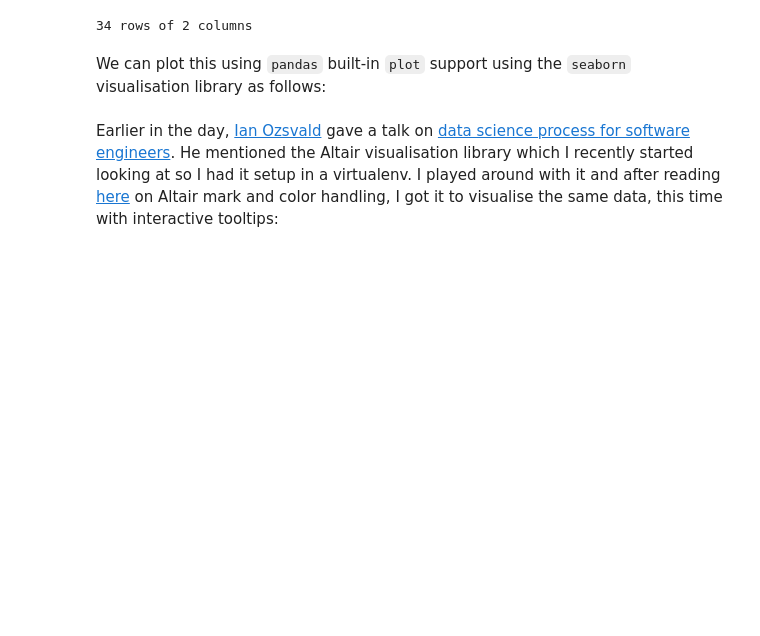
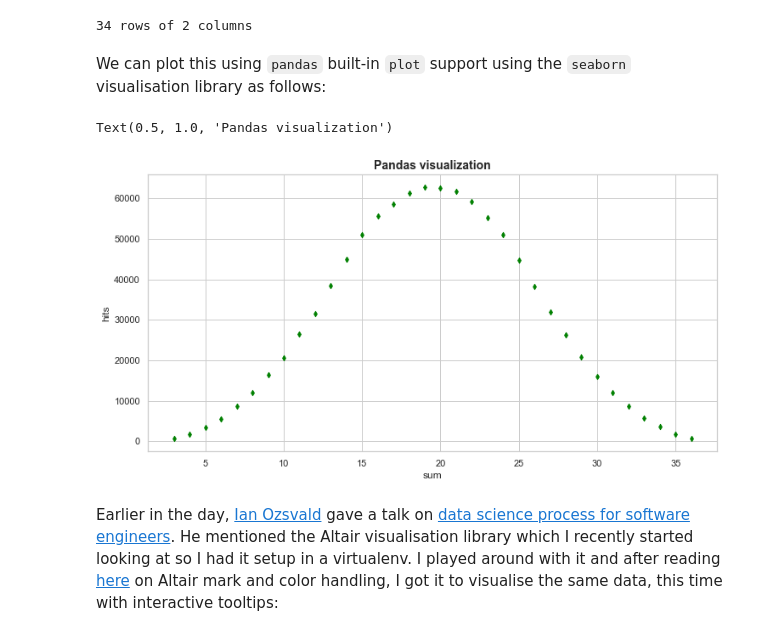
Before and after one commit to malminhas/pylondinium, a Jupyter notebook: PyLondinium2019.ipynb, the cells around one changed output. Cells and saved outputs as stored; diff of their text form; code cells hidden in the pictures; blank space fills up the shorter version.

```diff
--- a/PyLondinium2019.ipynb
+++ b/PyLondinium2019.ipynb
@@ -96,9 +96,12 @@ We can plot this using `pandas` built-in `plot` support using the `seaborn` visu
 # %%
 import seaborn
 seaborn.set(style='whitegrid')
 
-_ = df.plot(kind='scatter',x='sum',y='hits',marker='d',color='green',figsize=(12,6))\
+df.plot(kind='scatter',x='sum',y='hits',marker='d',color='green',figsize=(12,6))\
 .set_title('Pandas visualization',fontsize=14,fontweight='bold')
+# %% [output]
+Text(0.5, 1.0, 'Pandas visualization')
+[figure, added]
 # %% [markdown]
 Earlier in the day, [Ian Ozsvald](https://ianozsvald.com) gave a talk on [data science process for software engineers](https://ianozsvald.com/2019/06/15/a-starter-data-science-process-for-software-engineers-talk-at-pylondinium-2019/).  He mentioned the Altair visualisation library which I recently started looking at so I had it setup in a virtualenv.  I played around with it and after reading [here](https://altair-viz.github.io/user_guide/customization.html?highlight=color) on Altair mark and color handling, I got it to visualise the same data, this time with interactive tooltips:
 # %%
```
Also changed, not shown: parts of 5 cells of this notebook.
